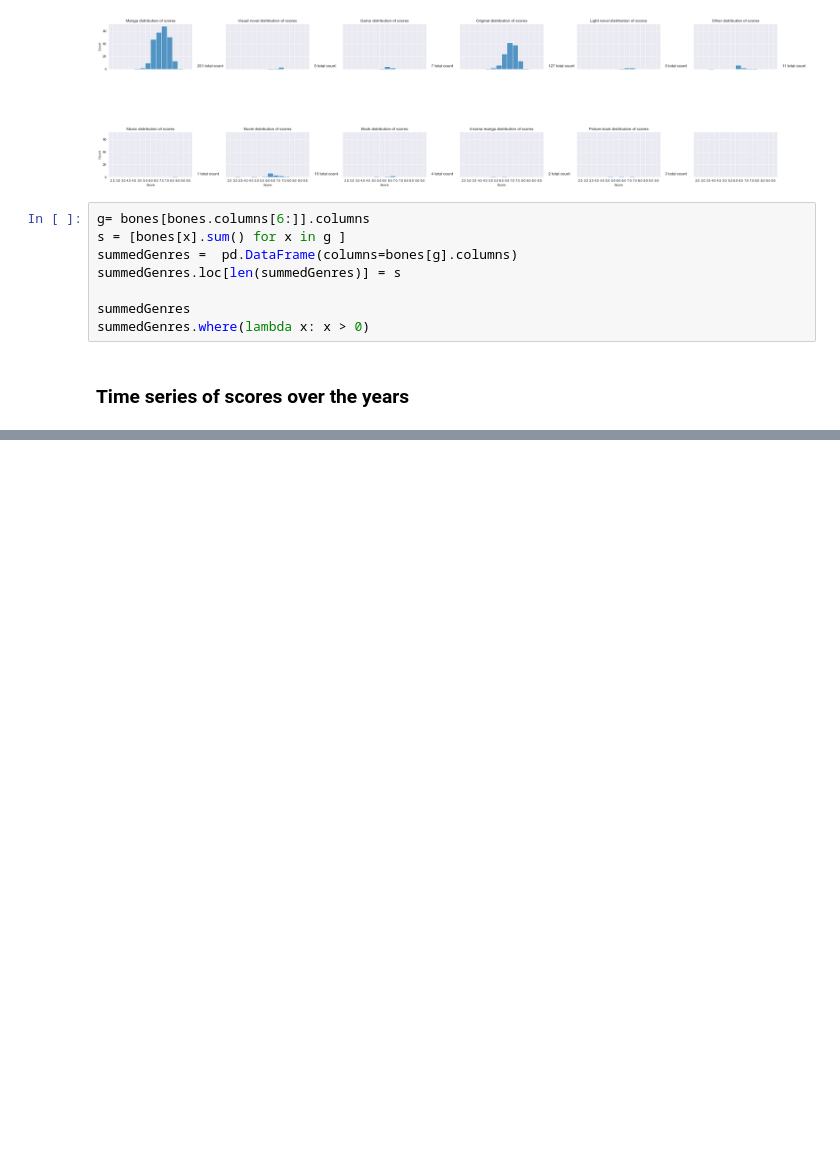
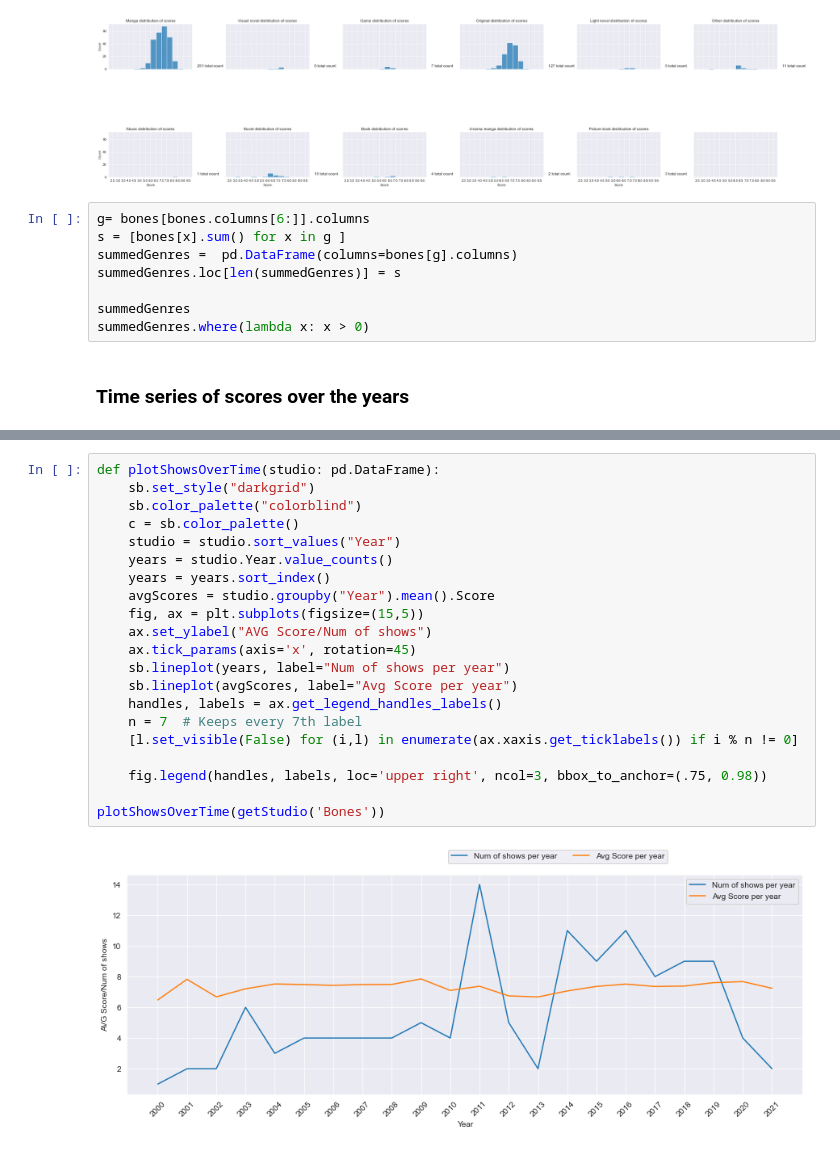
Before and after one commit to CalebWelch/tensorflow-exercises, a Jupyter notebook: animeAnalysis/mal_api.ipynb, the cells around one changed output, grey strips where cells are left out. Cells and saved outputs as stored; diff of their text form; blank space fills up the shorter version.

```diff
--- a/animeAnalysis/mal_api.ipynb
+++ b/animeAnalysis/mal_api.ipynb
@@ -446,0 +394,23 @@ array([18.,  0., 19.,  3.,  2.,  1., 20.,  4.,  5.,  6.,  7.,  8.,  9.,
+# %%
+def plotShowsOverTime(studio: pd.DataFrame):
+    sb.set_style("darkgrid")
+    sb.color_palette("colorblind")
+    c = sb.color_palette()
+    studio = studio.sort_values("Year")
+    years = studio.Year.value_counts()
+    years = years.sort_index()
+    avgScores = studio.groupby("Year").mean().Score
+    fig, ax = plt.subplots(figsize=(15,5))
+    ax.set_ylabel("AVG Score/Num of shows")
+    ax.tick_params(axis='x', rotation=45)
+    sb.lineplot(years, label="Num of shows per year")
+    sb.lineplot(avgScores, label="Avg Score per year")
+    handles, labels = ax.get_legend_handles_labels()
+    n = 7  # Keeps every 7th label
+    [l.set_visible(False) for (i,l) in enumerate(ax.xaxis.get_ticklabels()) if i % n != 0]
+
+    fig.legend(handles, labels, loc='upper right', ncol=3, bbox_to_anchor=(.75, 0.98))
+
+plotShowsOverTime(getStudio('Bones'))
+# %% [output]
+[figure, added]
```
Also changed, not shown: parts of 10 cells of this notebook.
